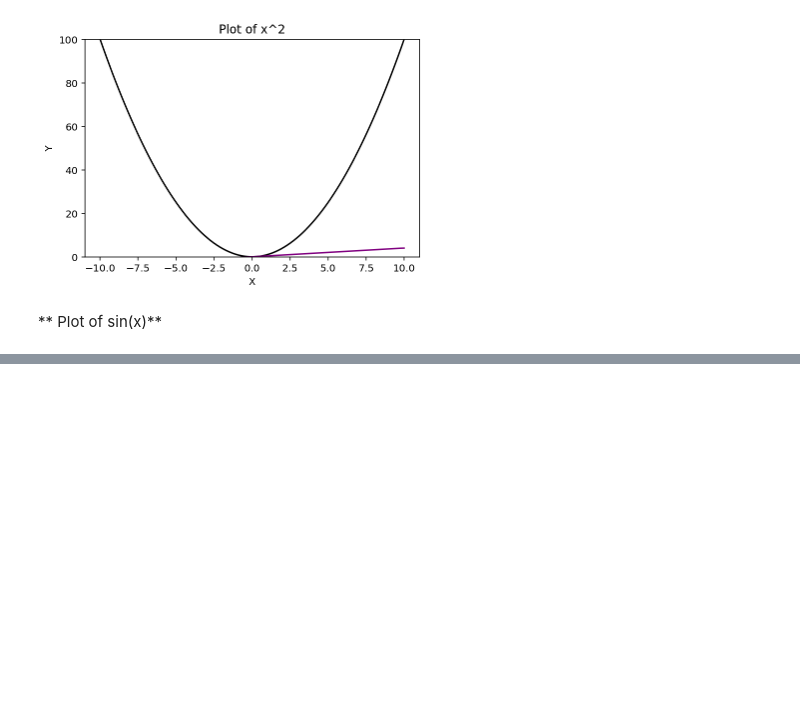
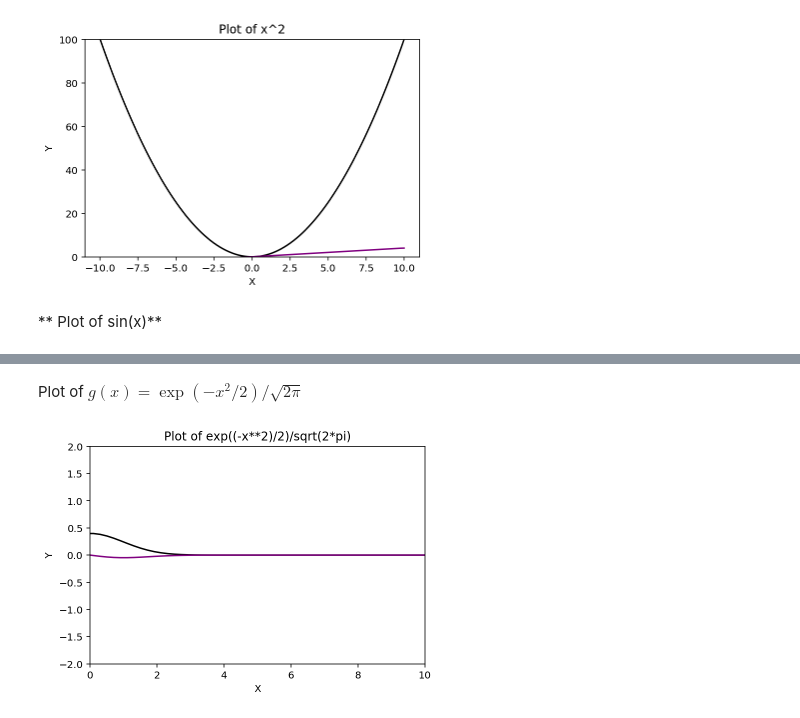
Before and after one commit to chapman-phys220-2018f/cw09-betterthanfrank, a Jupyter notebook: calculus.ipynb, the cells around one changed output, grey strips where cells are left out. Cells and saved outputs as stored; diff of their text form; code cells hidden in the pictures; blank space fills up the shorter version.

```diff
--- a/calculus.ipynb
+++ b/calculus.ipynb
@@ -52,0 +40,6 @@ ac.sinx()
+# %% [markdown]
+Plot of $g(x) = \exp(-x^2/2)/\sqrt{2\pi}$
+# %%
+ac.exp()
+# %% [output]
+[figure, added]
```
Also changed, not shown: parts of 2 cells of this notebook.
